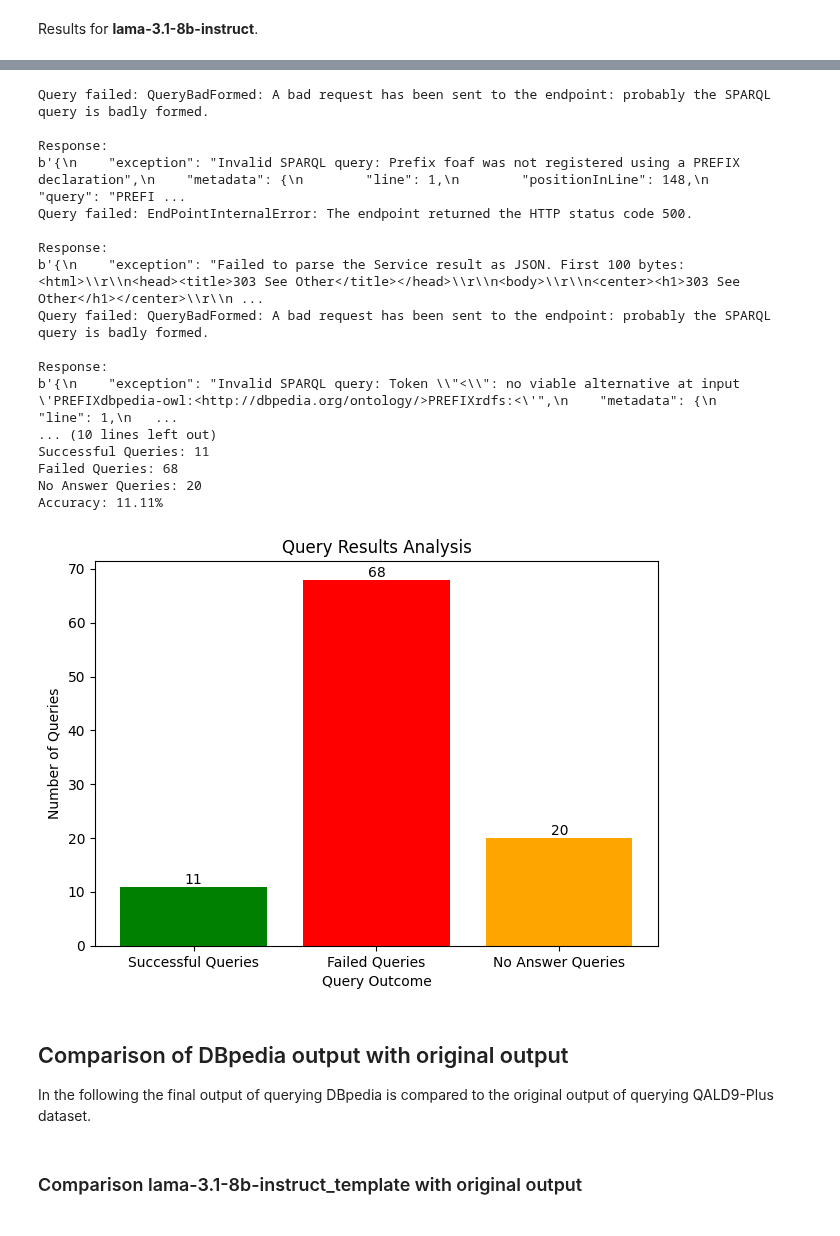
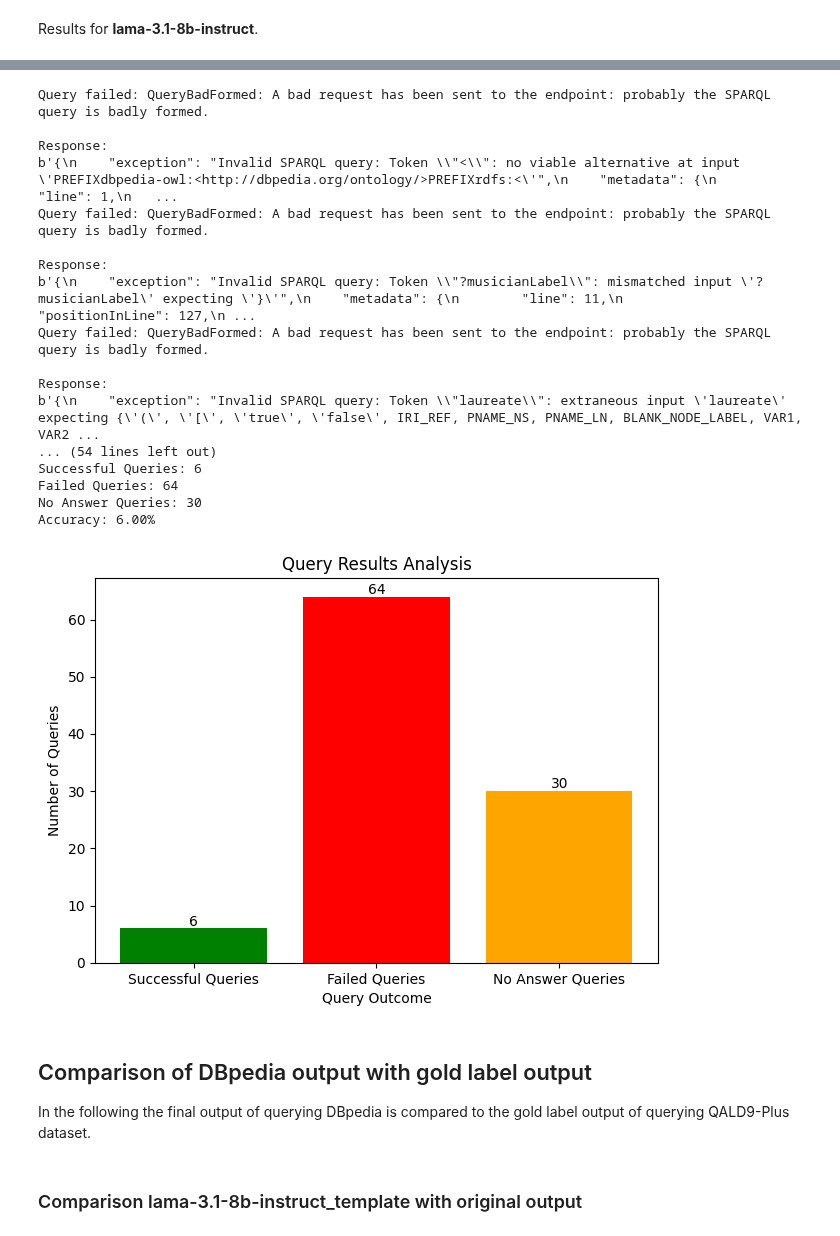
Before and after one commit to semantic-systems/Automatic-SPARQL-translation, a Jupyter notebook: QALD9-Plus-testing/baseline-model/baseline_wikidata_dbpedia/baseline-model-testing-wikidata-dbpedia.ipynb, the cells around one changed output, grey strips where cells are left out. Saved outputs shown, nothing was run; the diff lists cells and outputs as text; code cells hidden in the pictures.

````diff
--- a/QALD9-Plus-testing/baseline-model/baseline_wikidata_dbpedia/baseline-model-testing-wikidata-dbpedia.ipynb
+++ b/QALD9-Plus-testing/baseline-model/baseline_wikidata_dbpedia/baseline-model-testing-wikidata-dbpedia.ipynb
@@ -270,7 +271,6 @@ Extracting the SPARQL queries from LLM output for **lama-3.1-8b-instruct**.
 # %%
 input_file_path = 'baseline_translated_llm_output_llama_wikidata_dbpedia.json'
-output_file_path = 'lama_dbpedia_trans_sparql_queries.json'
-failed_output_file_path = 'failed_lama_dbpedia_sparql_queries.json'
+output_file_path = 'baseline_translated_llm_output_llama_wikidata_dbpedia_extracted.json'
 
 # Load the JSON file
 with open(input_file_path, 'r') as file:
@@ -279,22 +279,36 @@ with open(input_file_path, 'r') as file:
 # Function to extract and clean SPARQL queries
 def extract_and_clean_sparql_query(sparql_raw):
     try:
-        # Try to match SPARQL queries enclosed in <sparql>...</sparql> tags first
+        # Look for SPARQL queries in various formats
         sparql_match = re.search(r"<sparql>(.*?)</sparql>", sparql_raw, re.DOTALL)
+
         if not sparql_match:
-            # Fallback to matching code blocks or queries starting with PREFIX
-            sparql_match = re.search(r"```sparql\s*(.*?)\s*```|PREFIX.*?WHERE\s*\{.*?\}", sparql_raw, re.DOTALL)
+            # Check for triple-backtick SPARQL code blocks
+            sparql_match = re.search(r"```sparql\s*(.*?)\s*```", sparql_raw, re.DOTALL)
+
+        if not sparql_match:
+            # Check for PREFIX-based queries, allowing additional text before or after
+            sparql_match = re.search(r"(PREFIX.*?WHERE\s*\{.*?\})", sparql_raw, re.DOTALL)
+
+        if not sparql_match:
+            # Try capturing any SELECT query structure in case it's wrapped in text
+            sparql_match = re.search(r"(SELECT\s+\?.*?\{.*?\})", sparql_raw, re.DOTALL)
 
         if sparql_match:
-            # Extract the matched SPARQL query (first non-None match)
+            # Extract the matched query
             query = sparql_match.group(1) or sparql_match.group(0)
-            # Clean query by removing comments and excessive whitespace
+
+            # Clean query by removing comments and excess whitespace
             query = re.sub(r"#.*", "", query)  # Remove comments
             query = re.sub(r"\s+", " ", query).strip()  # Remove excessive whitespace and newlines
-            query = query.replace("```sparql", "").replace("```", "").replace("<sparql>", "").replace("</sparql>", "").strip()
+
+            # Remove possible enclosing tags or markers
+            query = re.sub(r"```sparql|```|<sparql>|</sparql>", "", query).strip()
+
             return query
     except Exception as e:
         print(f"Error cleaning SPARQL query: {e}")
+
     return None
 
 # Initialize results tracking
@@ -328,16 +342,11 @@ for entry in data:
 with open(output_file_path, 'w') as output_file:
     json.dump(result, output_file, indent=4)
 
-# Save the failed extractions for debugging
-with open(failed_output_file_path, 'w') as failed_file:
-    json.dump(failed_queries, failed_file, indent=4)
-
 # Print statistics
 failed_count = total_entries - extracted_count
 success_rate = (extracted_count / total_entries) * 100 if total_entries > 0 else 0
 
 print(f"Cleaned and extracted data has been saved to {output_file_path}.")
-print(f"Failed extractions saved to {failed_output_file_path}.")
 print(f"Total entries processed: {total_entries}")
 print(f"Successfully extracted queries: {extracted_count}")
 print(f"Failed queries: {failed_count}")
@@ -354,8 +362,8 @@ Extraction success rate: 99.00%
 Results for **mistral-large-instruct**.
 # %%
 # File paths
-input_file_path = "mistral_dbpedia_trans_sparql_queries.json"
-output_file_path = "dbpedia_query_results_mistral.json"
+input_file_path = "baseline_translated_llm_output_mistral_wikidata_dbpedia_extracted.json"
+output_file_path = "baseline_translated_llm_output_mistral_wikidata_dbpedia_extracted_results.json"
 
 # Wikidata local endpoint
 DBpedia_ENDPOINT = "http://localhost:7012"
@@ -447,6 +455,7 @@ print(f"Query results saved to {output_file_path}.")
 
 # Calculate accuracy and categorize results
 total_queries = len(data)
+print(f"\nTotal Queries Processed: {total_queries}")
 successful_queries = sum(1 for result in query_results if "No answer" not in result["answers"] and "Query failed" not in result["answers"])
 failed_queries = sum(1 for result in query_results if "Query failed" in result["answers"])
 no_answer_queries = sum(1 for result in query_results if "No answer" in result["answers"])
@@ -494,8 +520,8 @@ Accuracy: 42.55%
 Results for **lama-3.1-8b-instruct**.
 # %%
 # File paths
-input_file_path = "lama_dbpedia_trans_sparql_queries.json"
-output_file_path = "dbpedia_query_results_lama.json"
+input_file_path = "baseline_translated_llm_output_llama_wikidata_dbpedia_extracted.json"
+output_file_path = "baseline_translated_llm_output_llama_wikidata_dbpedia_extracted_results.json"
 
 # Wikidata local endpoint
 DBpedia_ENDPOINT = "http://localhost:7012"
@@ -706,24 +745,24 @@ b'{\n    "exception": "Invalid SPARQL query: Token \\"<\\": no viable alternativ
-Query failed: QueryBadFormed: A bad request has been sent to the endpoint: probably the SPARQL query is badly formed.
-
-Response:
-b'{\n    "exception": "Invalid SPARQL query: Prefix foaf was not registered using a PREFIX declaration",\n    "metadata": {\n        "line": 1,\n        "positionInLine": 148,\n        "query": "PREFI ...
-Query failed: EndPointInternalError: The endpoint returned the HTTP status code 500.
-
-Response:
-b'{\n    "exception": "Failed to parse the Service result as JSON. First 100 bytes: <html>\\r\\n<head><title>303 See Other</title></head>\\r\\n<body>\\r\\n<center><h1>303 See Other</h1></center>\\r\\n ...
 Query failed: QueryBadFormed: A bad request has been sent to the endpoint: probably the SPARQL query is badly formed.
 
 Response:
 b'{\n    "exception": "Invalid SPARQL query: Token \\"<\\": no viable alternative at input \'PREFIXdbpedia-owl:<http://dbpedia.org/ontology/>PREFIXrdfs:<\'",\n    "metadata": {\n        "line": 1,\n   ...
-... (10 lines left out)
-Successful Queries: 11
-Failed Queries: 68
-No Answer Queries: 20
-Accuracy: 11.11%
+Query failed: QueryBadFormed: A bad request has been sent to the endpoint: probably the SPARQL query is badly formed.
+
+Response:
+b'{\n    "exception": "Invalid SPARQL query: Token \\"?musicianLabel\\": mismatched input \'?musicianLabel\' expecting \'}\'",\n    "metadata": {\n        "line": 11,\n        "positionInLine": 127,\n ...
+Query failed: QueryBadFormed: A bad request has been sent to the endpoint: probably the SPARQL query is badly formed.
+
+Response:
+b'{\n    "exception": "Invalid SPARQL query: Token \\"laureate\\": extraneous input \'laureate\' expecting {\'(\', \'[\', \'true\', \'false\', IRI_REF, PNAME_NS, PNAME_LN, BLANK_NODE_LABEL, VAR1, VAR2 ...
+... (54 lines left out)
+Successful Queries: 6
+Failed Queries: 64
+No Answer Queries: 30
+Accuracy: 6.00%
-[figure, old version]
+[figure, new version]
 # %% [markdown]
-## Comparison of DBpedia output with original output
-In the following the final output of querying DBpedia is compared to the original output of querying QALD9-Plus dataset.
+## Comparison of DBpedia output with gold label output
+In the following the final output of querying DBpedia is compared to the gold label output of querying QALD9-Plus dataset.
 # %% [markdown]
 ### Comparison lama-3.1-8b-instruct_template with original output
 # %%
````
Also changed, not shown: parts of 13 cells of this notebook, 16 other files.
